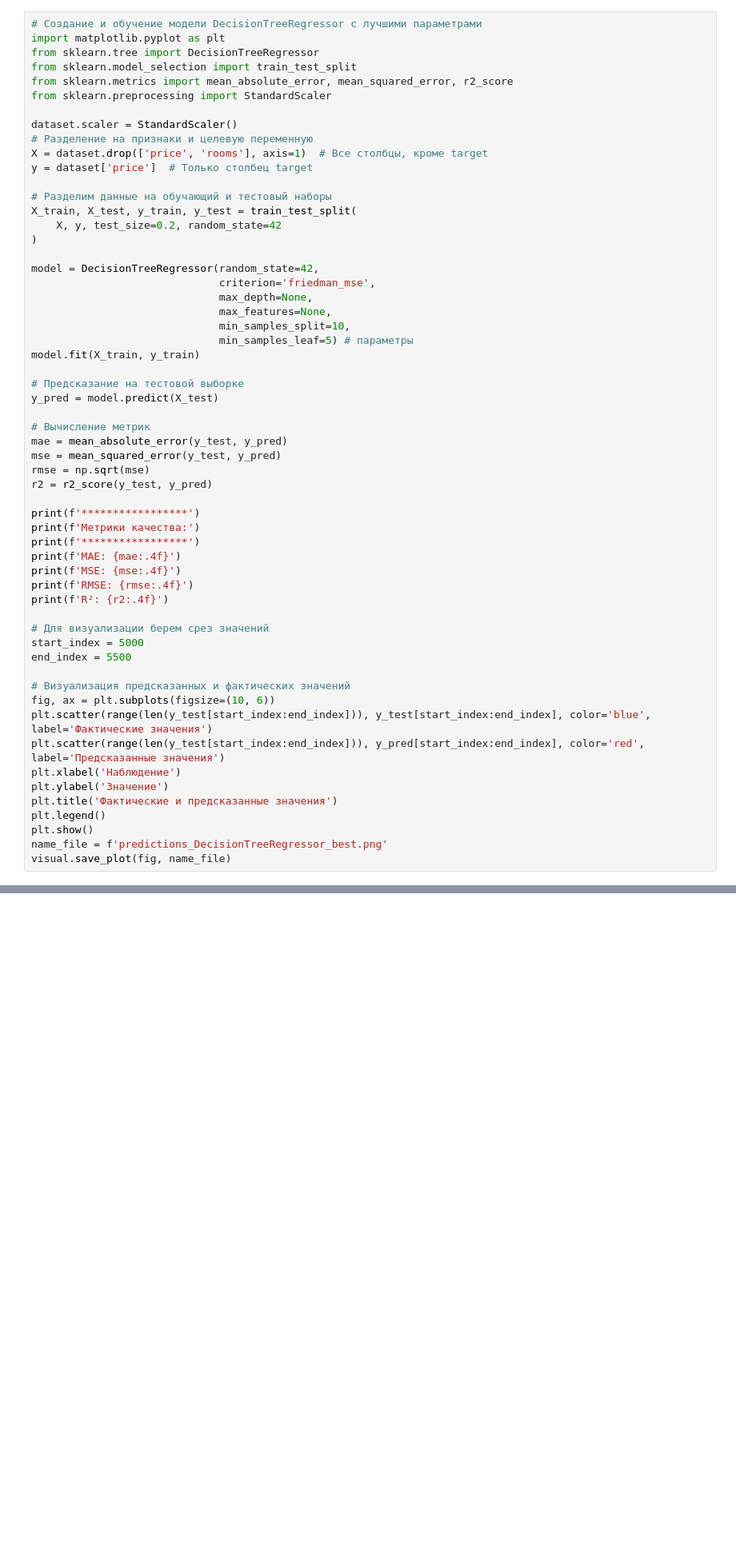
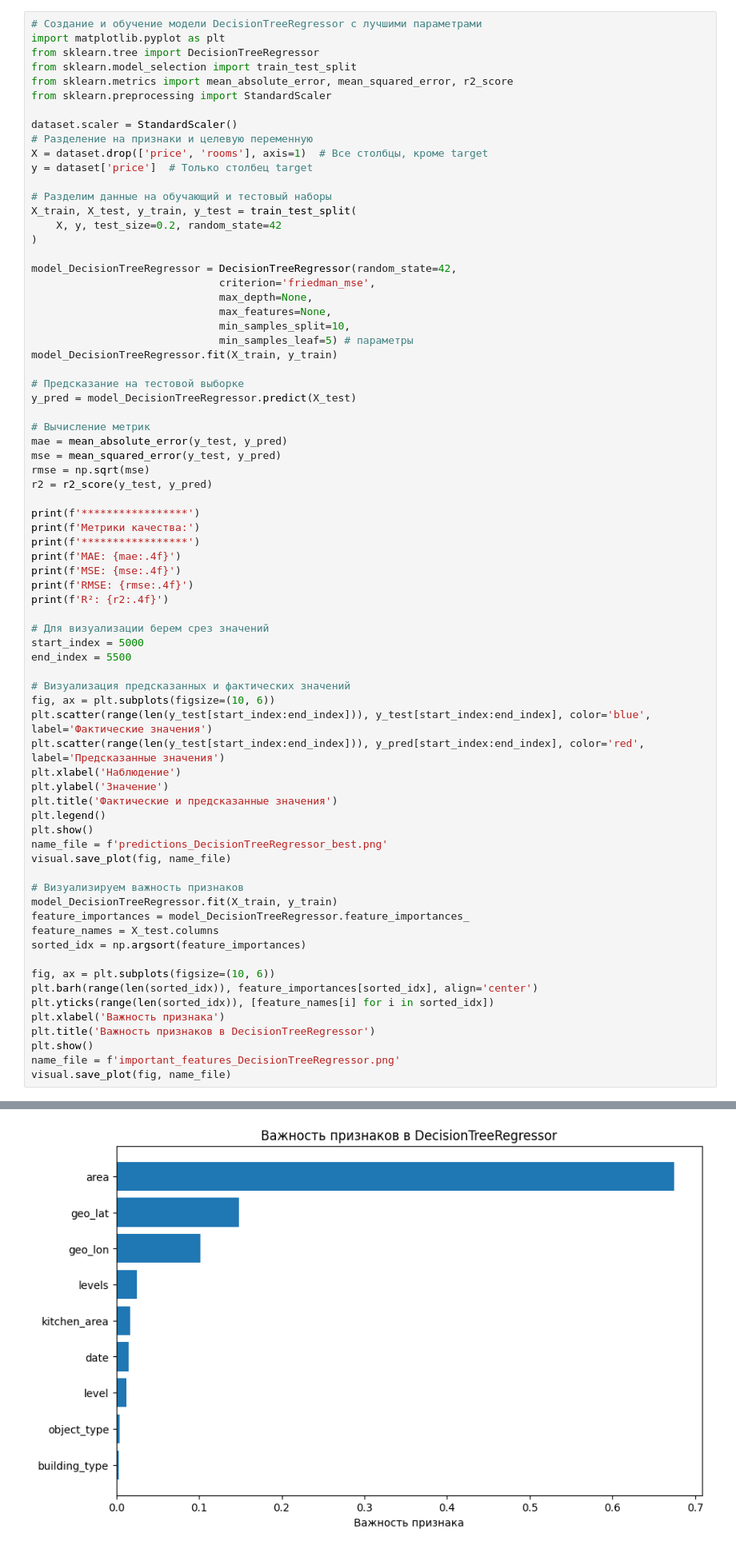
Before and after one commit to tatij/data_science_courses, a Jupyter notebook: homework_5/main_recommend.ipynb, the cells around one changed output, grey strips where cells are left out. Shown at 80% size. Drawn from its saved outputs; the diff is of its cells as text; blank space fills up the shorter version.

```diff
--- a/homework_5/main_recommend.ipynb
+++ b/homework_5/main_recommend.ipynb
@@ -387,16 +387,16 @@ X_train, X_test, y_train, y_test = train_test_split(
     X, y, test_size=0.2, random_state=42
 )
 
-model = DecisionTreeRegressor(random_state=42,
+model_DecisionTreeRegressor = DecisionTreeRegressor(random_state=42,
                               criterion='friedman_mse',
                               max_depth=None,
                               max_features=None,
                               min_samples_split=10,
                               min_samples_leaf=5) # параметры
-model.fit(X_train, y_train)
+model_DecisionTreeRegressor.fit(X_train, y_train)
 
 # Предсказание на тестовой выборке
-y_pred = model.predict(X_test)
+y_pred = model_DecisionTreeRegressor.predict(X_test)
 
 # Вычисление метрик
 mae = mean_absolute_error(y_test, y_pred)
@@ -410,30 +410,46 @@ print(f'*****************')
 print(f'MAE: {mae:.4f}')
 print(f'MSE: {mse:.4f}')
 print(f'RMSE: {rmse:.4f}')
 print(f'R²: {r2:.4f}')
 
 # Для визуализации берем срез значений
 start_index = 5000
 end_index = 5500
 
 # Визуализация предсказанных и фактических значений
 fig, ax = plt.subplots(figsize=(10, 6))
 plt.scatter(range(len(y_test[start_index:end_index])), y_test[start_index:end_index], color='blue', label='Фактические значения')
 plt.scatter(range(len(y_test[start_index:end_index])), y_pred[start_index:end_index], color='red', label='Предсказанные значения')
 plt.xlabel('Наблюдение')
 plt.ylabel('Значение')
 plt.title('Фактические и предсказанные значения')
 plt.legend()
 plt.show()
 name_file = f'predictions_DecisionTreeRegressor_best.png'
 visual.save_plot(fig, name_file)
+
+# Визуализируем важность признаков
+model_DecisionTreeRegressor.fit(X_train, y_train)
+feature_importances = model_DecisionTreeRegressor.feature_importances_
+feature_names = X_test.columns
+sorted_idx = np.argsort(feature_importances)
+
+fig, ax = plt.subplots(figsize=(10, 6))
+plt.barh(range(len(sorted_idx)), feature_importances[sorted_idx], align='center')
+plt.yticks(range(len(sorted_idx)), [feature_names[i] for i in sorted_idx])
+plt.xlabel('Важность признака')
+plt.title('Важность признаков в DecisionTreeRegressor')
+plt.show()
+name_file = f'important_features_DecisionTreeRegressor.png'
+visual.save_plot(fig, name_file)
 # %% [output]
 *****************
 Метрики качества:
 *****************
 MAE: 14003.3853
 MSE: 1146273075.6418
 RMSE: 33856.6548
 R²: 0.9410
 [figure]
 График сохранен: sample_data/outputs_recommend/predictions_DecisionTreeRegressor_best.png
+[figure, added]
```
Also changed, not shown: parts of 2 cells of this notebook.
